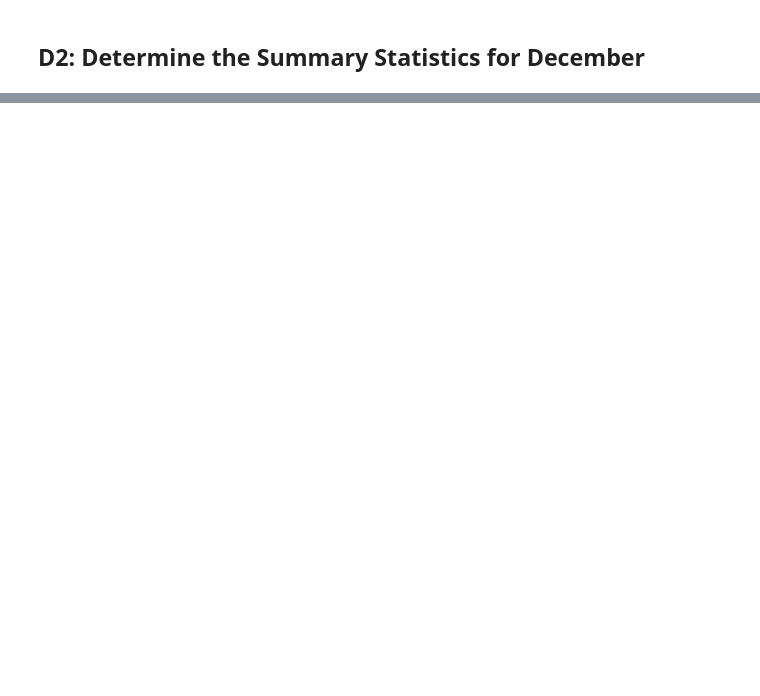
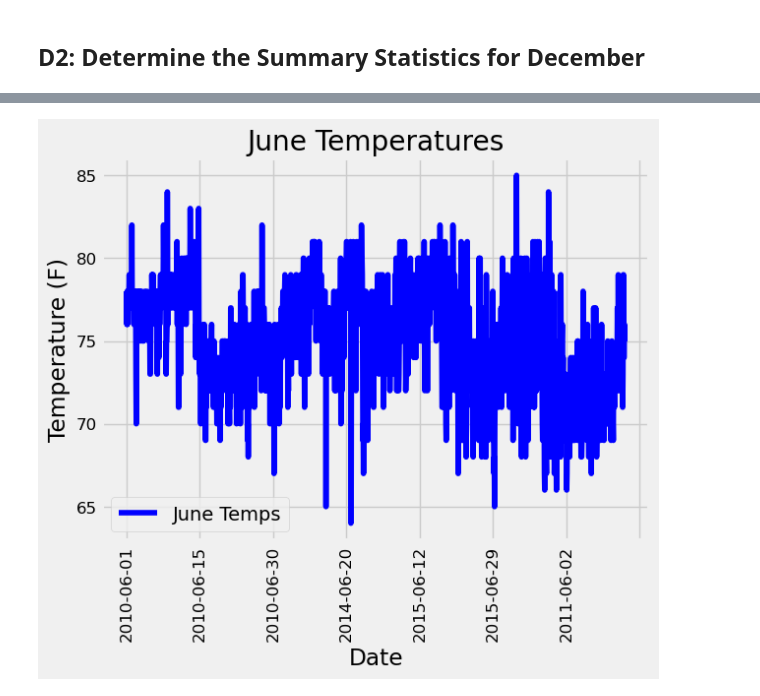
Before and after one commit to ipar2022/surfs_up, a Jupyter notebook: SurfsUp_Challenge.ipynb, the cells around one changed output, grey strips where cells are left out. Cells and saved outputs as stored; diff of their text form; code cells hidden in the pictures; blank space fills up the shorter version.

```diff
--- a/SurfsUp_Challenge.ipynb
+++ b/SurfsUp_Challenge.ipynb
@@ -131,2 +131,14 @@ dec_temps_df.describe()
 # %%
 # 10. Return to your challenge instructions to compare your summary statistics
+# %%
+import matplotlib.pyplot as plt
+
+# June Temperature graph
+june_temps_df.plot(color="blue", fontsize = 12)
+plt.title("June Temperatures")
+plt.xlabel("Date")
+plt.ylabel("Temperature (F)")
+plt.xticks(rotation = 90)
+plt.savefig("june_temps_graph.png")
+# %% [output]
+[figure, added]
```
Also changed, not shown: parts of 11 cells of this notebook, 8 other files.
